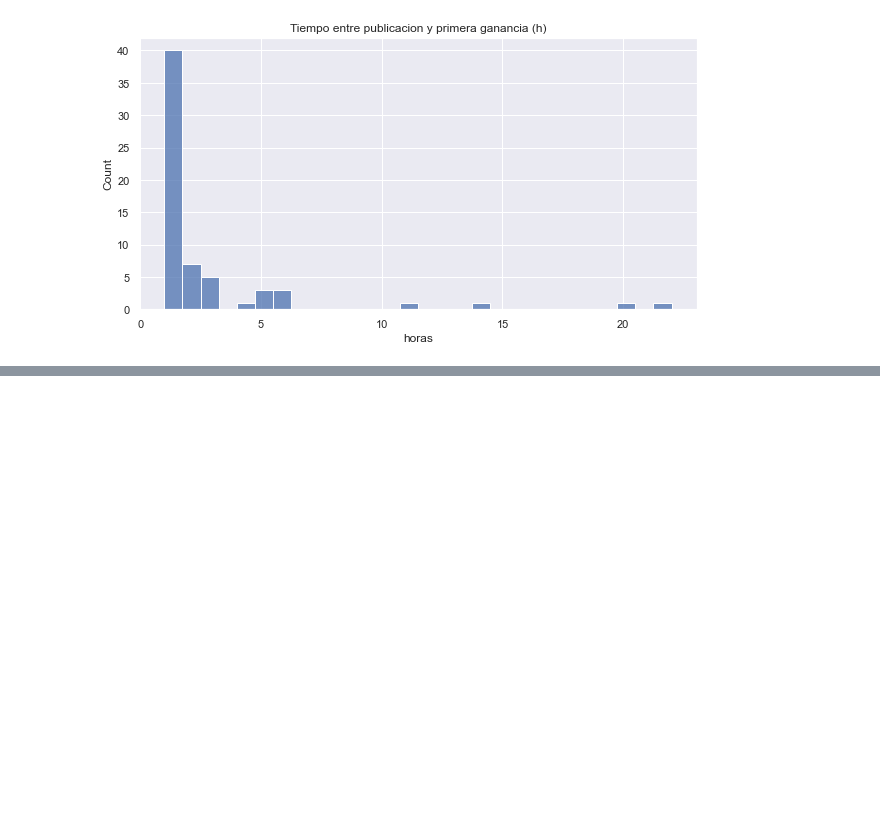
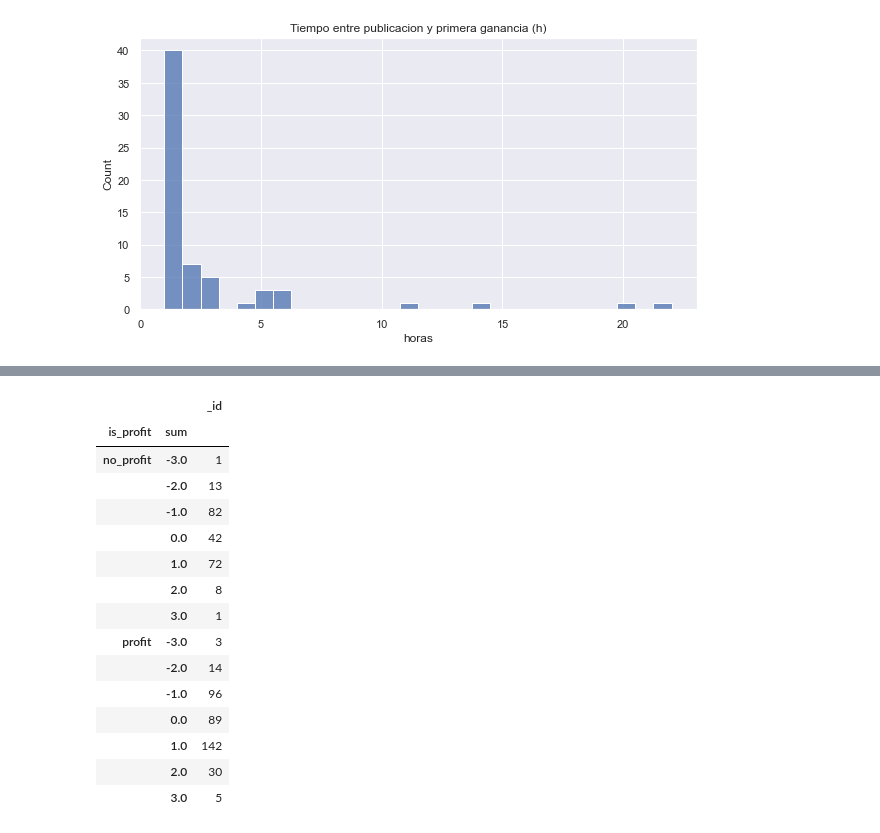
Before and after one commit to joankenobi/analisis_de_datos_copy_trading, a Jupyter notebook: Proyecto/notebooks/Exploracion_de_los_datos_pasantias.ipynb, the cells around one changed output, grey strips where cells are left out. Drawn from its saved outputs; the diff is of its cells as text; code cells hidden in the pictures; blank space fills up the shorter version.

```diff
--- a/Proyecto/notebooks/Exploracion_de_los_datos_pasantias.ipynb
+++ b/Proyecto/notebooks/Exploracion_de_los_datos_pasantias.ipynb
@@ -633,0 +614,27 @@ pd.concat([
+# %%
+mask=~((df_ta_recomendation['AO_confirm_trend']==0)&(df_ta_recomendation['RSI_confirm_trend']==0)&
+(df_ta_recomendation['ADX_confirm_trend']==0)&(df_ta_recomendation['CCI20_confirm_trend']==0)&
+(df_ta_recomendation['Stoch_confirm_trend']==0))
+mask2=""
+df_multi_tas=df_ta_recomendation[mask][["_id","is_profit",'AO_confirm_trend', 'RSI_confirm_trend', 'ADX_confirm_trend','CCI20_confirm_trend', 'Stoch_confirm_trend']]
+# %%
+df_multi_tas["sum"]=df_multi_tas.sum(axis=1)
+# %%
+df_multi_tas[["is_profit","sum","_id"]].groupby(["is_profit","sum"]).count()
+# %% [output]
+|  |  | _id |
+| is_profit | sum |  |
+| no_profit | -3.0 | 1 |
+|  | -2.0 | 13 |
+|  | -1.0 | 82 |
+|  | 0.0 | 42 |
+|  | 1.0 | 72 |
+|  | 2.0 | 8 |
+|  | 3.0 | 1 |
+| profit | -3.0 | 3 |
+|  | -2.0 | 14 |
+|  | -1.0 | 96 |
+|  | 0.0 | 89 |
+|  | 1.0 | 142 |
+|  | 2.0 | 30 |
+|  | 3.0 | 5 |
```
Also changed, not shown: parts of 21 cells of this notebook, 1 other file.
